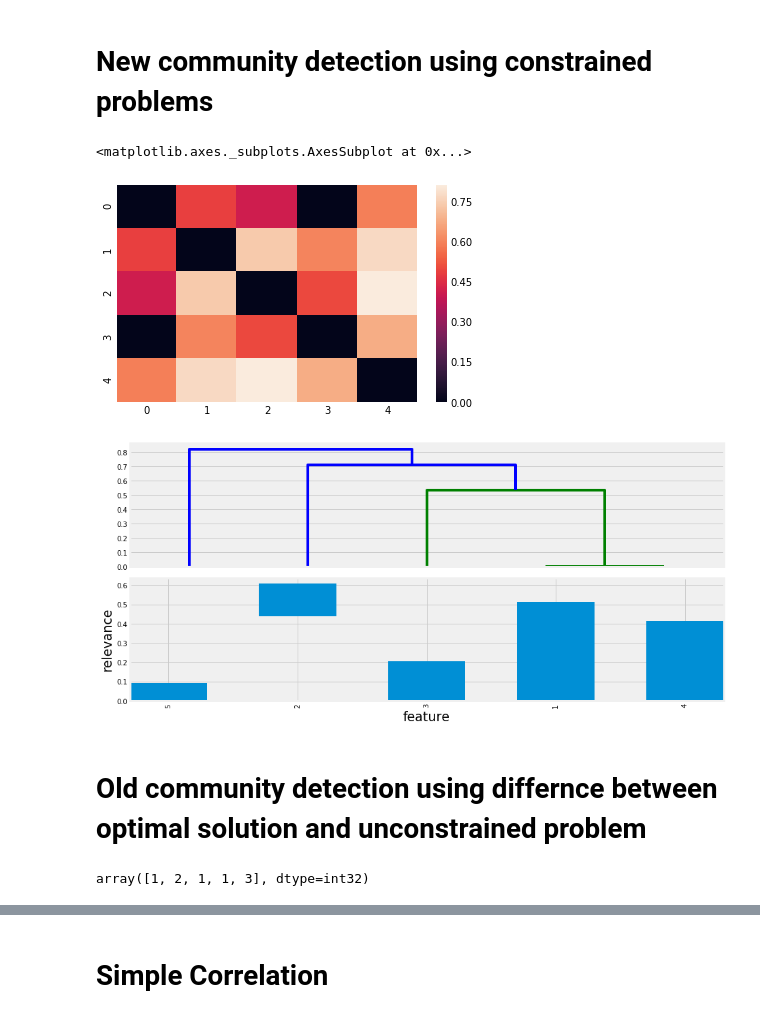
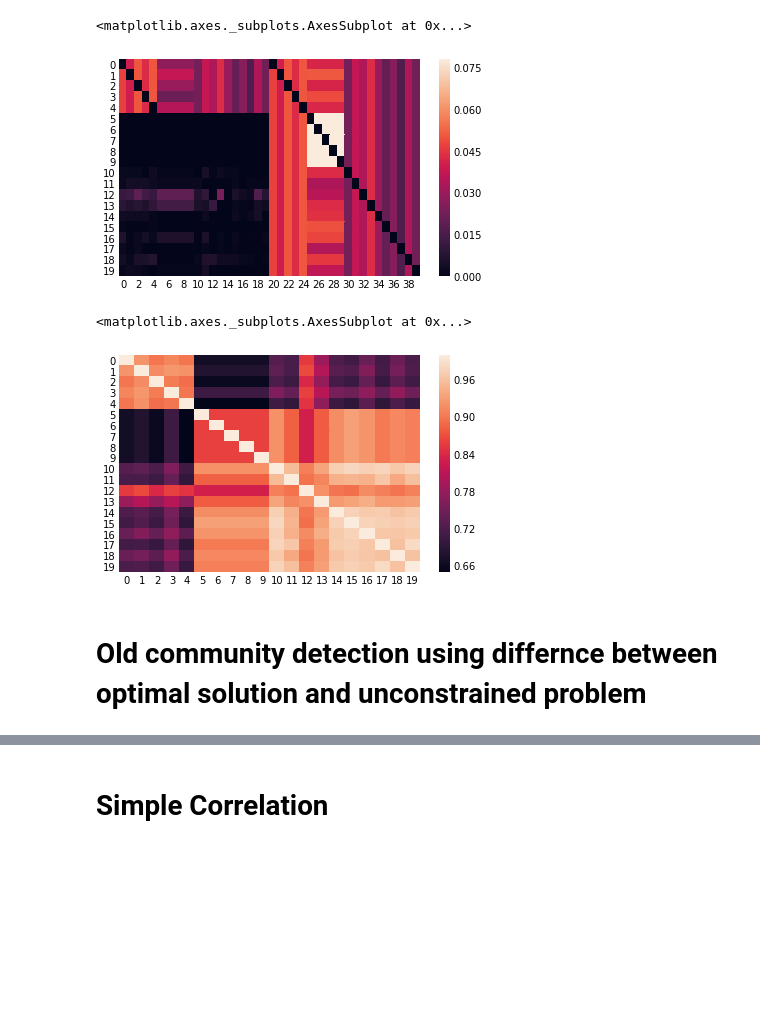
Before and after one commit to lpfann/fri, a Jupyter notebook: notebooks/Test_comm_detection-Copy1.ipynb, the cells around one changed output, grey strips where cells are left out. Drawn from its saved outputs; the diff is of its cells as text; code cells hidden in the pictures; blank space fills up the shorter version.

```diff
--- a/notebooks/Test_comm_detection-Copy1.ipynb
+++ b/notebooks/Test_comm_detection-Copy1.ipynb
@@ -12,5 +12,5 @@ from fri import genClassificationData
 #X,y = genClassificationData(n_samples=200, n_features=20,n_strel=4, n_redundant=8,
 #                    n_repeated=0, flip_y=0,random_state=2,partition=[4,4])
 
-X,y =  genClassificationData(n_samples=200, n_features=4,n_strel=1, n_redundant=2,
-                    n_repeated=0, flip_y=0,random_state=3)
+X,y =  genClassificationData(n_samples=200, n_features=20,n_strel=5, n_redundant=5,
+                    n_repeated=0, flip_y=0,random_state=4)
@@ -22,7 +24,7 @@ from sklearn.preprocessing import StandardScaler
 X_scaled = StandardScaler().fit_transform(X)
 # %%
 from fri import FRIClassification
-fri = FRIClassification(optimum_deviation=0.2,parallel=True)
+fri = FRIClassification(optimum_deviation=0.1,parallel=True)
 # %%
 fri.fit(X_scaled,y)
 # %%
@@ -38,7 +57,7 @@ array([[ 0.        ,  0.51335256],
 # %%
 from exp_tools import *
 # %%
-clust, link, dist_mat = fri.community_detection2(X_scaled,y)
+clust, link, feat_points,dist_mat = fri.community_detection2(X_scaled,y)
 # %%
 clust
 # %% [output]
@@ -60,7 +72,5 @@ for d in range(X.shape[1]):
-# %% [markdown]
-# New community detection using  constrained problems
 # %%
-sns.heatmap(dist_mat)
+sns.heatmap(feat_points)
 # %% [output]
 <matplotlib.axes._subplots.AxesSubplot at 0x...>
-[figure, old version]
+[figure, new version]
@@ -67,14 +79,15 @@ sns.heatmap(dist_mat)
+# %%
+sns.heatmap(1-cosine)
+# %% [output]
+<matplotlib.axes._subplots.AxesSubplot at 0x...>
+[figure, added]
 # %%
 p = plot_dendrogram_and_intervals(fri.interval_,link)
-# %% [output]
-[figure, removed]
 # %% [markdown]
 # Old community detection using differnce between optimal solution and unconstrained problem
 # %%
 clust, link, dist_mat = fri.community_detection()
 # %%
 clust
-# %% [output]
-array([1, 2, 1, 1, 3], dtype=int32)
 # %%
 sns.heatmap(dist_mat)
```
Also changed, not shown: parts of 13 cells of this notebook, 3 other files.
